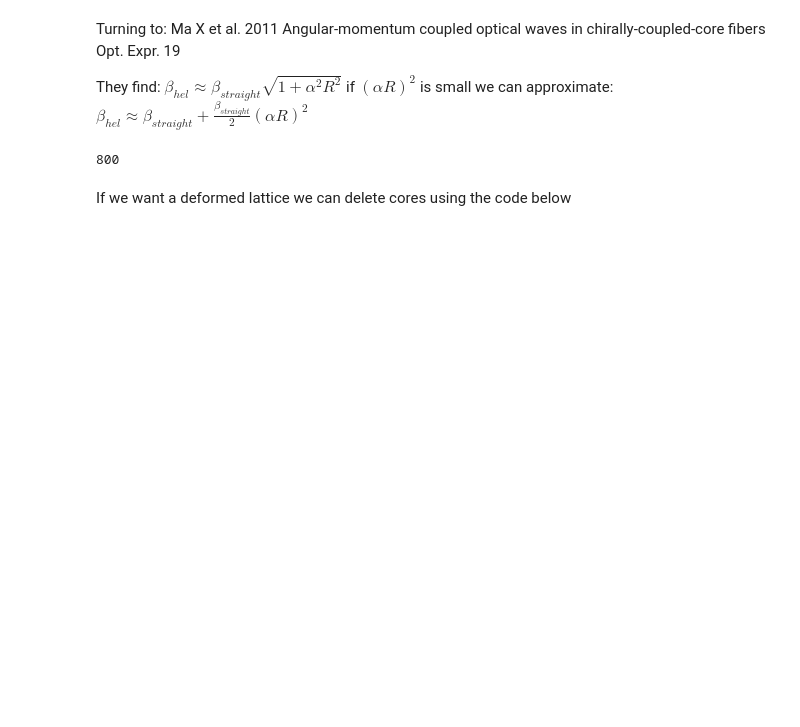
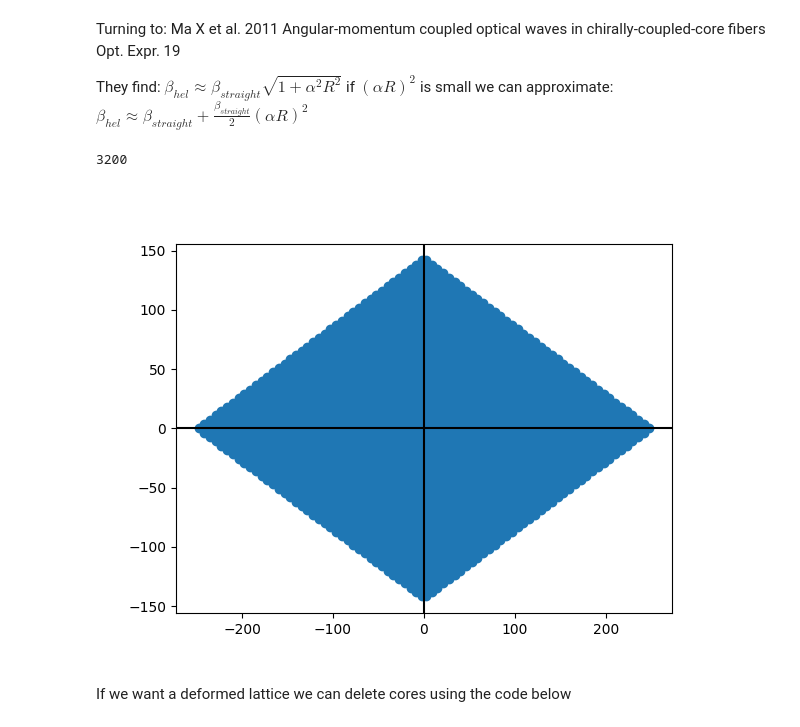
Before and after one commit to NRobertsF91W/PhD-Jupyter-Notebooks, a Jupyter notebook: twisted honeycomb numerical analysis chern number.ipynb, the cells around one changed output. Drawn from its saved outputs; the diff is of its cells as text; code cells hidden in the pictures; blank space fills up the shorter version.

```diff
--- a/twisted honeycomb numerical analysis chern number.ipynb
+++ b/twisted honeycomb numerical analysis chern number.ipynb
@@ -59,22 +57,24 @@ def build_honeycomb(n,m, pitch):
     centered_coord_list = full_coord_list - (n*a_1 + m*a_2)/2 + np.array([2*pitch,0])
 
     return centered_coord_list
-b_10_list = build_honeycomb(20,20, PITCH)
-# plt.scatter(b_10_list[:,0], b_10_list[:,1]);
-# plt.scatter(b_10_list[:,0]-11.5*PITCH, b_10_list[:,1]-np.sqrt(3)*PITCH/2);
-
-plt.axhline(0, color='black')
-plt.axvline(0, color='black')
-
-
-
-plt.scatter(b_10_list[:,0], b_10_list[:,1]);
-# plt.scatter(b_10_list[:10,0], b_10_list[:10,1]);
-# plt.scatter(b_10_list[10,0], b_10_list[10,1]);
-# plt.scatter(b_10_list[20,0], b_10_list[20,1]);
-print(len(b_10_list))
-# %% [output]
-800
+# %%
+b_10_list = build_honeycomb(40,40, PITCH)
+# plt.scatter(b_10_list[:,0], b_10_list[:,1]);
+# plt.scatter(b_10_list[:,0]-11.5*PITCH, b_10_list[:,1]-np.sqrt(3)*PITCH/2);
+
+plt.axhline(0, color='black')
+plt.axvline(0, color='black')
+
+
+
+plt.scatter(b_10_list[:,0], b_10_list[:,1]);
+# plt.scatter(b_10_list[:10,0], b_10_list[:10,1]);
+# plt.scatter(b_10_list[10,0], b_10_list[10,1]);
+# plt.scatter(b_10_list[20,0], b_10_list[20,1]);
+print(len(b_10_list))
+# %% [output]
+3200
+[figure, added]
 # %% [markdown]
 If we want a deformed lattice we can delete cores using the code below
 # %%
```
Also changed, not shown: parts of 24 cells of this notebook, 1 other file.
